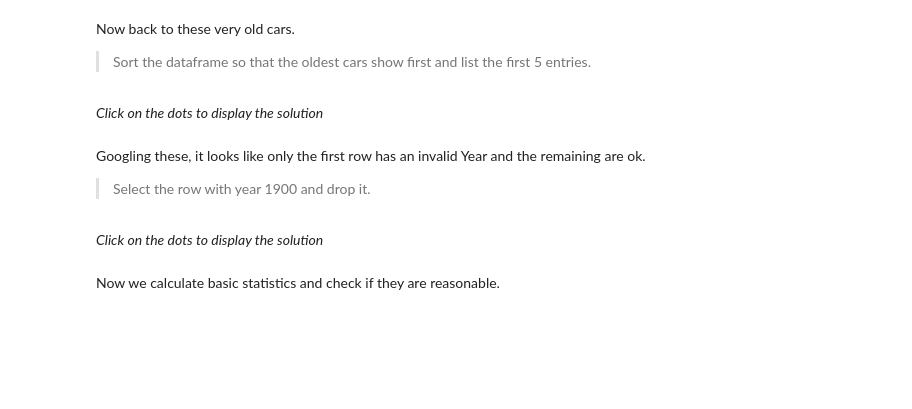
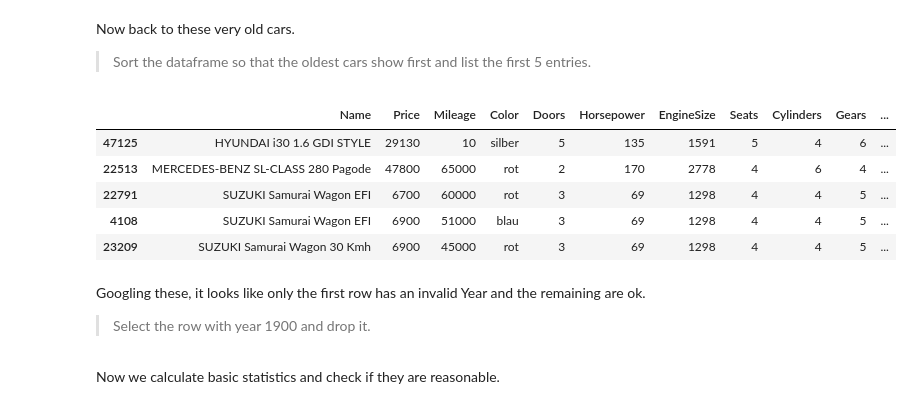
Before and after one commit to Davee02/HSLU, a Jupyter notebook: sem4/adml/notebooks/03A Supervised Learning/Supervised Learning Fundamentals_Solution.ipynb, the cells around one changed output. Cells and saved outputs as stored; diff of their text form; code cells hidden in the pictures; blank space fills up the shorter version.

```diff
--- a/sem4/adml/notebooks/03A Supervised Learning/Supervised Learning Fundamentals_Solution.ipynb
+++ b/sem4/adml/notebooks/03A Supervised Learning/Supervised Learning Fundamentals_Solution.ipynb
@@ -132,18 +170,21 @@ To simplify the rest of this exercise, let's only keep the *Year* column. For mo
 # %%
-df.drop('Registration', axis='columns', inplace=True)
+df = df.drop("Registration", axis="columns")
 # %% [markdown]
 ##### Data ranges again
 # %% [markdown]
 Now back to these very old cars.
 
 > Sort the dataframe so that the oldest cars show first and list the first 5 entries.
-# %% [markdown]
-*Click on the dots to display the solution*
 # %%
-df.sort_values(by='Year').head()
+df.sort_values(by="Year").head(5)
+# %% [output]
+|  | Name | Price | Mileage | Color | Doors | Horsepower | EngineSize | Seats | Cylinders | Gears | ... |
+| 47125 | HYUNDAI i30 1.6 GDI STYLE | 29130 | 10 | silber | 5 | 135 | 1591 | 5 | 4 | 6 | ... |
+| 22513 | MERCEDES-BENZ SL-CLASS 280 Pagode | 47800 | 65000 | rot | 2 | 170 | 2778 | 4 | 6 | 4 | ... |
+| 22791 | SUZUKI Samurai Wagon EFI | 6700 | 60000 | rot | 3 | 69 | 1298 | 4 | 4 | 5 | ... |
+| 4108 | SUZUKI Samurai Wagon EFI | 6900 | 51000 | blau | 3 | 69 | 1298 | 4 | 4 | 5 | ... |
+| 23209 | SUZUKI Samurai Wagon 30 Kmh | 6900 | 45000 | rot | 3 | 69 | 1298 | 4 | 4 | 5 | ... |
 # %% [markdown]
 Googling these, it looks like only the first row has an invalid Year and the remaining are ok.
 
 >Select the row with year 1900 and drop it.
-# %% [markdown]
-*Click on the dots to display the solution*
```
Also changed, not shown: parts of 112 cells of this notebook, 1 other file.
